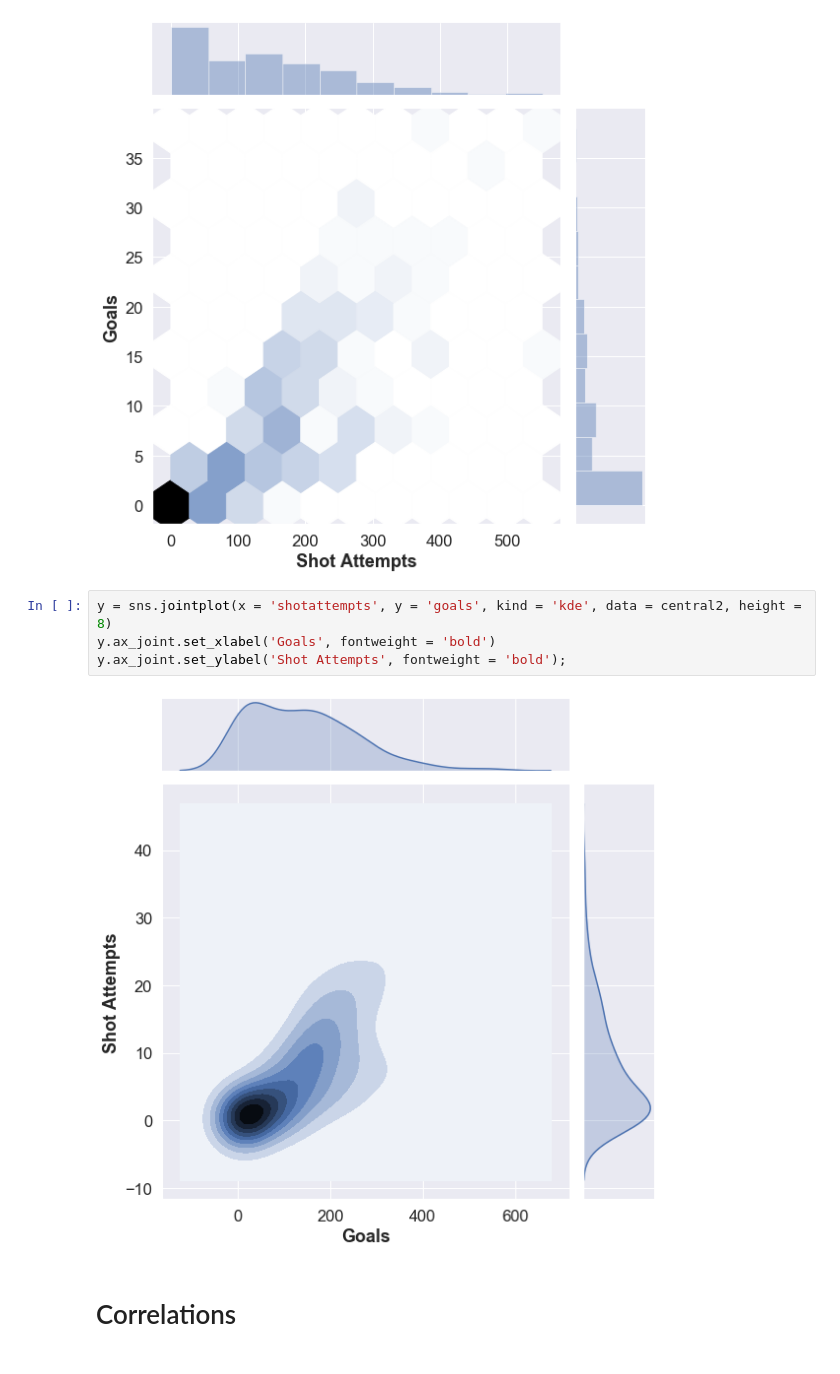
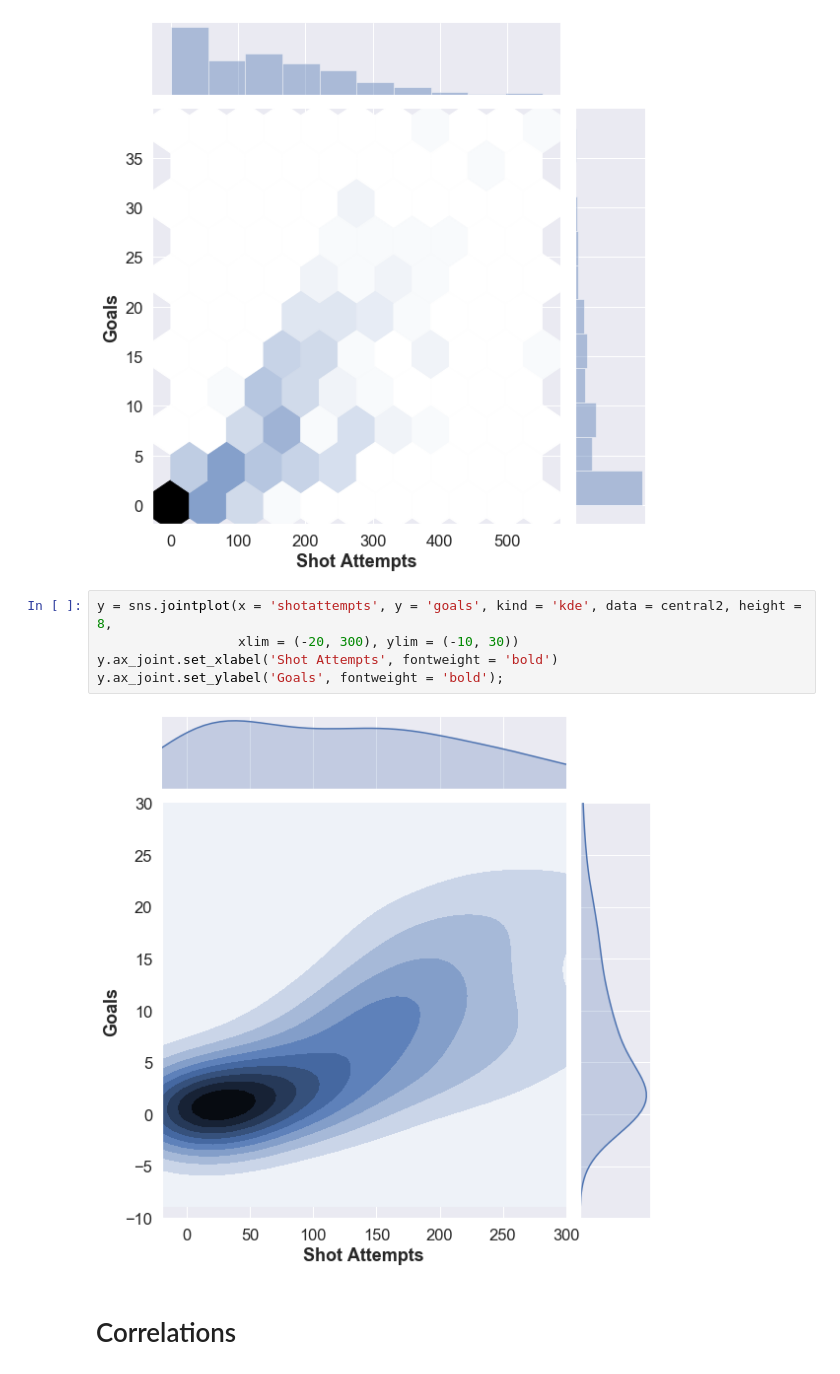
Before and after one commit to andrewcole33/blackhawks_salary_analysis, a Jupyter notebook: all_skaters.ipynb, the cells around one changed output. Drawn from its saved outputs; the diff is of its cells as text.

Commit message:
Finish Visualizations and remove unecessary files

```diff
--- a/all_skaters.ipynb
+++ b/all_skaters.ipynb
@@ -156,11 +177,12 @@ h.ax_joint.set_ylabel('Goals', fontweight = 'bold');
 # %% [output]
 [figure]
 # %%
-y = sns.jointplot(x = 'shotattempts', y = 'goals', kind = 'kde', data = central2, height = 8)
-y.ax_joint.set_xlabel('Goals', fontweight = 'bold')
-y.ax_joint.set_ylabel('Shot Attempts', fontweight = 'bold');
+y = sns.jointplot(x = 'shotattempts', y = 'goals', kind = 'kde', data = central2, height = 8,
+                  xlim = (-20, 300), ylim = (-10, 30))
+y.ax_joint.set_xlabel('Shot Attempts', fontweight = 'bold')
+y.ax_joint.set_ylabel('Goals', fontweight = 'bold');
 # %% [output]
-[figure, old version]
+[figure, new version]
 # %% [markdown]
 # Correlations
 # %%
```
Also changed, not shown: parts of 9 cells of this notebook, 29 other files.
